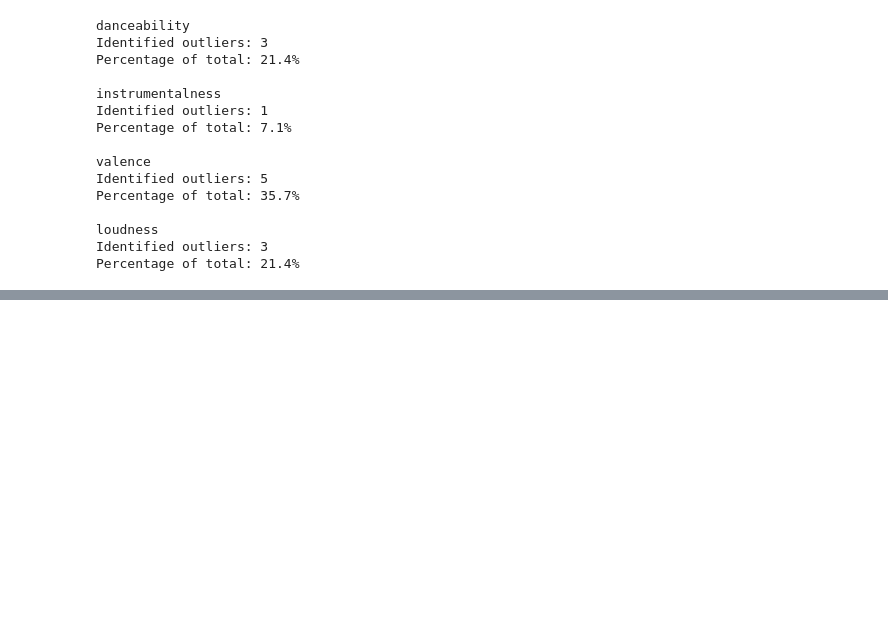
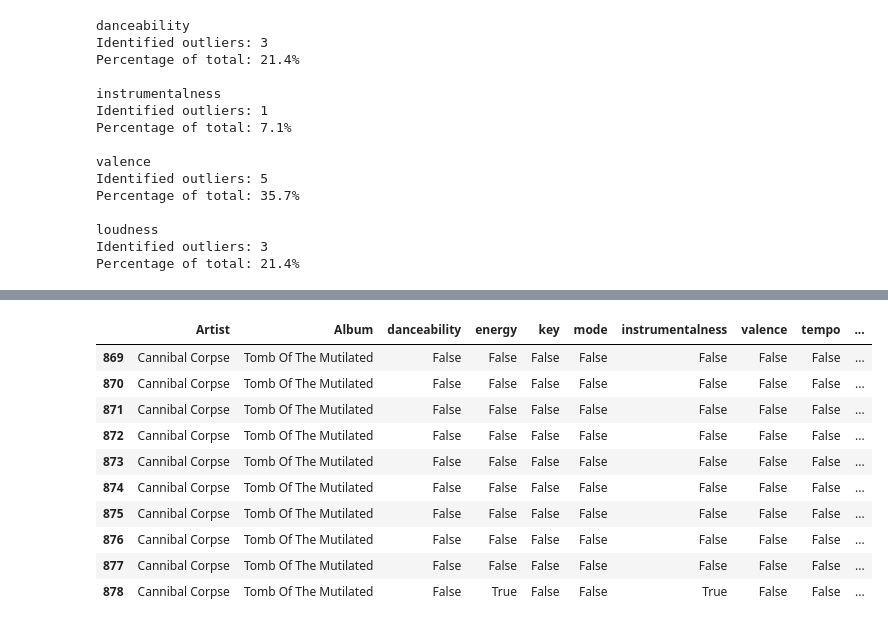
Before and after one commit to rbuerki/death-metal-disco, a Jupyter notebook: 2-EDA_on_individual_Song_Level.ipynb, the cells around one changed output, grey strips where cells are left out. Cells and saved outputs as stored; diff of their text form; code cells hidden in the pictures; blank space fills up the shorter version.

```diff
--- a/2-EDA_on_individual_Song_Level.ipynb
+++ b/2-EDA_on_individual_Song_Level.ipynb
@@ -174,0 +230,20 @@ Percentage of total: 21.4%
+# %%
+album = "Tomb Of The Mutilated"
+artist = "Cannibal Corpse "
+
+test = visualize_outliers_IQR_method(song_data.loc[(song_data["Artist"] == artist) &
+                                     (song_data["Album"] == album)])
+
+test.style.apply(highlight_true)
+# %% [output]
+|  | Artist | Album | danceability | energy | key | mode | instrumentalness | valence | tempo | ... |
+| 869 | Cannibal Corpse | Tomb Of The Mutilated | False | False | False | False | False | False | False | ... |
+| 870 | Cannibal Corpse | Tomb Of The Mutilated | False | False | False | False | False | False | False | ... |
+| 871 | Cannibal Corpse | Tomb Of The Mutilated | False | False | False | False | False | False | False | ... |
+| 872 | Cannibal Corpse | Tomb Of The Mutilated | False | False | False | False | False | False | False | ... |
+| 873 | Cannibal Corpse | Tomb Of The Mutilated | False | False | False | False | False | False | False | ... |
+| 874 | Cannibal Corpse | Tomb Of The Mutilated | False | False | False | False | False | False | False | ... |
+| 875 | Cannibal Corpse | Tomb Of The Mutilated | False | False | False | False | False | False | False | ... |
+| 876 | Cannibal Corpse | Tomb Of The Mutilated | False | False | False | False | False | False | False | ... |
+| 877 | Cannibal Corpse | Tomb Of The Mutilated | False | False | False | False | False | False | False | ... |
+| 878 | Cannibal Corpse | Tomb Of The Mutilated | False | True | False | False | True | False | False | ... |
```
Also changed, not shown: parts of 7 cells of this notebook.
